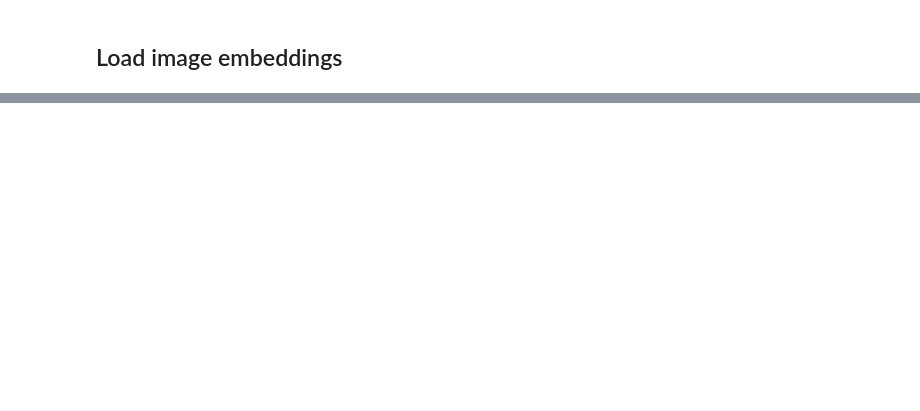
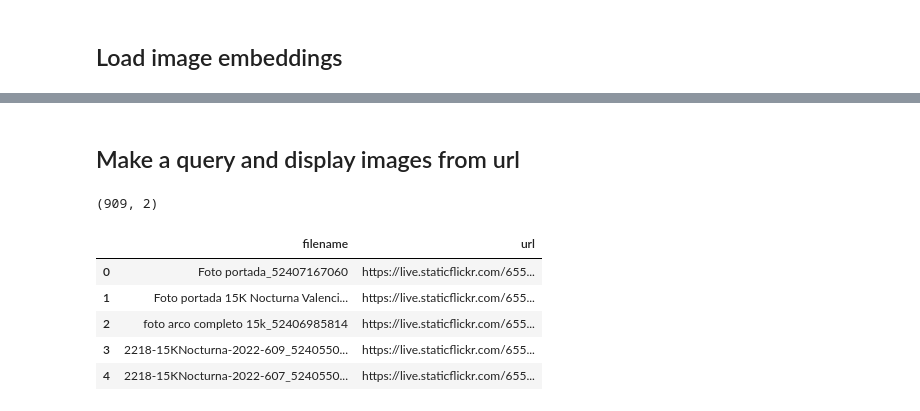
Before and after one commit to davertor/image-search-engine-for-flickr-photos-gallery, a Jupyter notebook: image_search_engine.ipynb, the cells around one changed output, grey strips where cells are left out. Cells and saved outputs as stored; diff of their text form; code cells hidden in the pictures; blank space fills up the shorter version.

```diff
--- a/image_search_engine.ipynb
+++ b/image_search_engine.ipynb
@@ -64,0 +70,16 @@ plt.show()
+# %% [markdown]
+## Make a query and display images from url
+# %%
+# Load csv file
+
+imgs_info_df = pd.read_csv(CSV_INFO)
+print(imgs_info_df.shape)
+imgs_info_df.head()
+# %% [output]
+(909, 2)
+|  | filename | url |
+| 0 | Foto portada_52407167060 | https://live.staticflickr.com/655... |
+| 1 | Foto portada 15K Nocturna Valenci... | https://live.staticflickr.com/655... |
+| 2 | foto arco completo 15k_52406985814 | https://live.staticflickr.com/655... |
+| 3 | 2218-15KNocturna-2022-609_5240550... | https://live.staticflickr.com/655... |
+| 4 | 2218-15KNocturna-2022-607_5240550... | https://live.staticflickr.com/655... |
```
Also changed, not shown: parts of 7 cells of this notebook, 2 other files.
